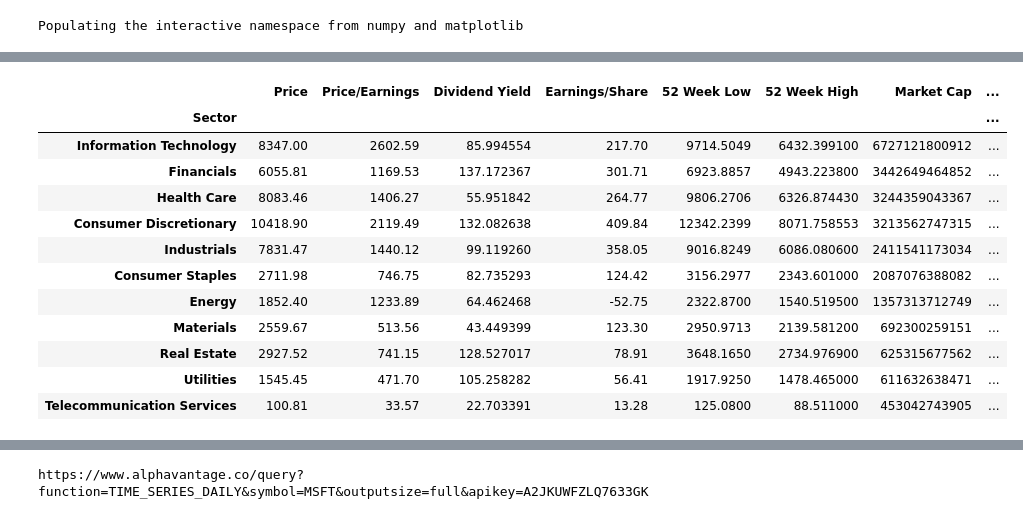
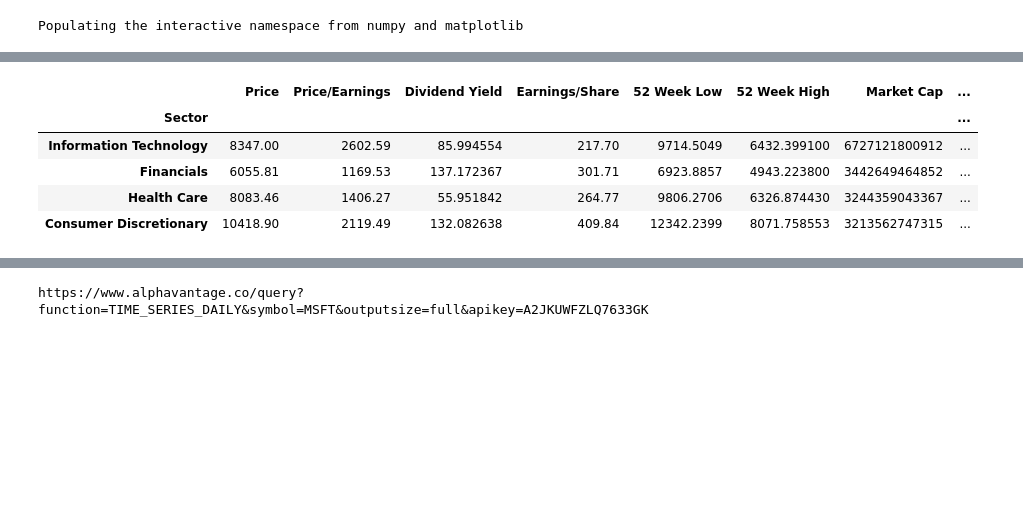
Before and after one commit to wissemeddine/data_wizards, a Jupyter notebook: Historical S and P 500 Stock Analysis.ipynb, the cells around one changed output, grey strips where cells are left out. Drawn from its saved outputs; the diff is of its cells as text; code cells hidden in the pictures; blank space fills up the shorter version.

```diff
--- a/Historical S and P 500 Stock Analysis.ipynb
+++ b/Historical S and P 500 Stock Analysis.ipynb
@@ -60,20 +41,17 @@ display(most_price_df)
 # %%
-# whichever sectors have the highest market cap will shown following the call below.
+# Sector Analysis
 
-market_cap_df = sector_df.nlargest(11, 'Market Cap')
+# sector data - sum vs mean for groupby analaysis
+sector_df = datahub_df.groupby("Sector").sum()
 
-display(market_cap_df)
+# whichever sectors have the highest market cap will be shown following the call below.
+top_4_market_cap_df = sector_df.nlargest(4, 'Market Cap')
+
+display(top_4_market_cap_df)
 # %% [output]
 |  | Price | Price/Earnings | Dividend Yield | Earnings/Share | 52 Week Low | 52 Week High | Market Cap | ... |
 | Sector |  |  |  |  |  |  |  | ... |
 | Information Technology | 8347.00 | 2602.59 | 85.994554 | 217.70 | 9714.5049 | 6432.399100 | 6727121800912 | ... |
 | Financials | 6055.81 | 1169.53 | 137.172367 | 301.71 | 6923.8857 | 4943.223800 | 3442649464852 | ... |
 | Health Care | 8083.46 | 1406.27 | 55.951842 | 264.77 | 9806.2706 | 6326.874430 | 3244359043367 | ... |
 | Consumer Discretionary | 10418.90 | 2119.49 | 132.082638 | 409.84 | 12342.2399 | 8071.758553 | 3213562747315 | ... |
-| Industrials | 7831.47 | 1440.12 | 99.119260 | 358.05 | 9016.8249 | 6086.080600 | 2411541173034 | ... |
-| Consumer Staples | 2711.98 | 746.75 | 82.735293 | 124.42 | 3156.2977 | 2343.601000 | 2087076388082 | ... |
-| Energy | 1852.40 | 1233.89 | 64.462468 | -52.75 | 2322.8700 | 1540.519500 | 1357313712749 | ... |
-| Materials | 2559.67 | 513.56 | 43.449399 | 123.30 | 2950.9713 | 2139.581200 | 692300259151 | ... |
-| Real Estate | 2927.52 | 741.15 | 128.527017 | 78.91 | 3648.1650 | 2734.976900 | 625315677562 | ... |
-| Utilities | 1545.45 | 471.70 | 105.258282 | 56.41 | 1917.9250 | 1478.465000 | 611632638471 | ... |
-| Telecommunication Services | 100.81 | 33.57 | 22.703391 | 13.28 | 125.0800 | 88.511000 | 453042743905 | ... |
```
Also changed, not shown: parts of 8 cells of this notebook.
